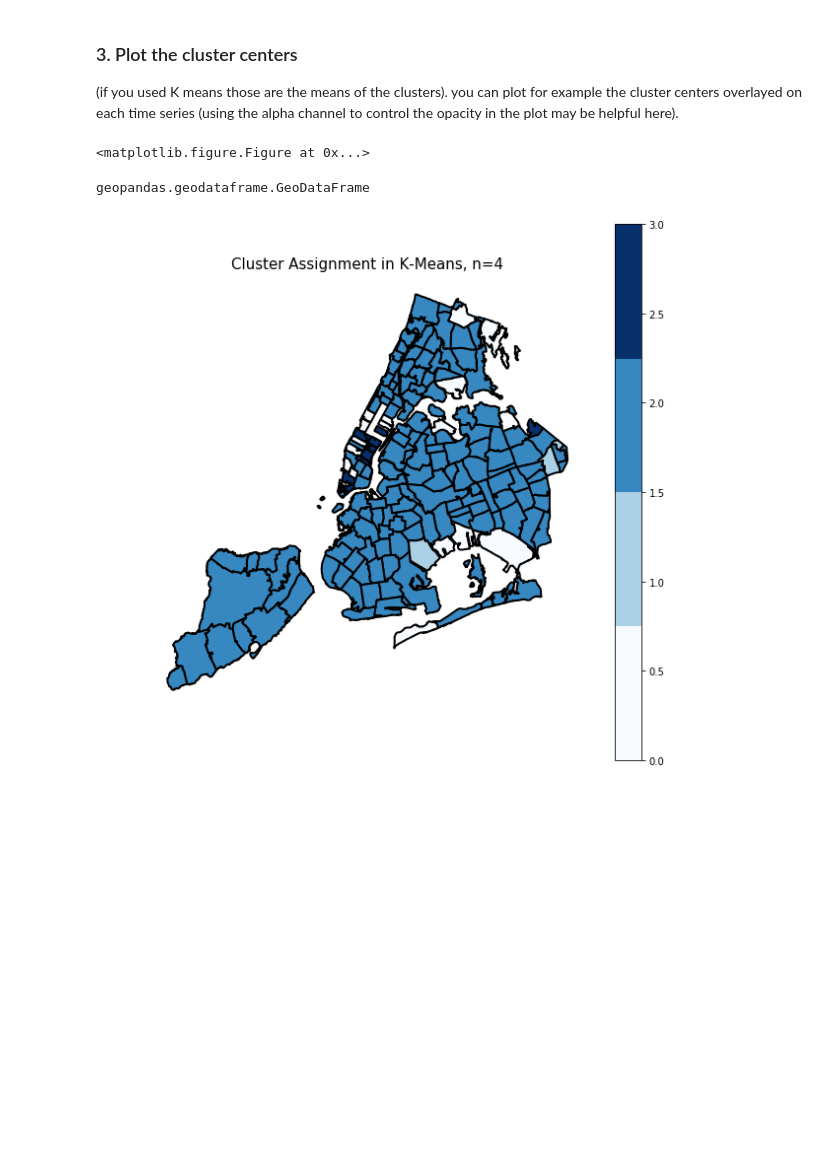
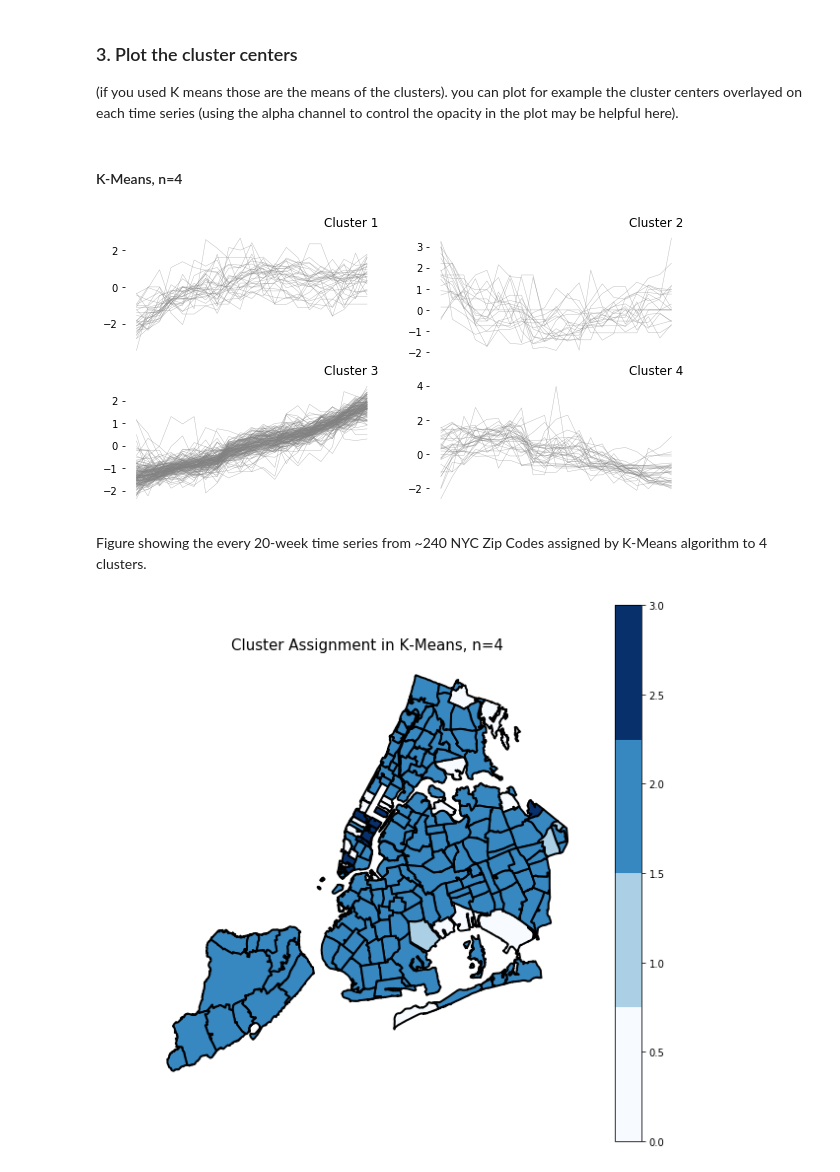
Before and after one commit to tharma3/PUI2018_mrn291, a Jupyter notebook: HW12_mrn291/Assignment_2.ipynb, the cells around one changed output. Drawn from its saved outputs; the diff is of its cells as text; code cells hidden in the pictures; blank space fills up the shorter version.

```diff
--- a/HW12_mrn291/Assignment_2.ipynb
+++ b/HW12_mrn291/Assignment_2.ipynb
@@ -391,22 +396,3 @@ for item in cluster_list:
         km_dict[name + 'cluster' + str(i)] = array
         mean_array = values.iloc[:,0:21][values['km'+str(item)] == i].mean().values
         km_dict[name + 'cluster_mean' + str(i)] = mean_array
-# %%
-km4_keys = [key for key in km_dict.keys() if 'km4' in km_dict.keys()]
-
-fig = plt.figure()
-
-for key, i in zip(km4_keys, range(1,5)):
-    if key.startswith('km4cluster_mean') == True:
-        array = km_dict[key]
-        ax = fig.add_subplot(2,2,i)
-        ax.plot(array, color='red', alpha=1)
-    else:
-        for array_num in range(len(km_dict[key])):
-            array = km_dict[key][array_num]
-            ax = fig.add_subplot(2,2,i)
-            ax.plot(array, color='grey', alpha=0.5)
-
-plt.show();
-# %% [output]
-<matplotlib.figure.Figure at 0x...>
@@ -417,7 +399,32 @@ values_map = pd.merge(zip_shape_merge, values, left_on='zip', right_index=True)
-# %%
-type(values_map)
-# %% [output]
-geopandas.geodataframe.GeoDataFrame
+# %% [markdown]
+#### K-Means, n=4
+# %%
+km4_mean_keys = ['km4cluster_mean0', 'km4cluster_mean1','km4cluster_mean2','km4cluster_mean3']
+km4_array_keys = ['km4cluster0', 'km4cluster1', 'km4cluster2', 'km4cluster3']
+
+fig = plt.figure(figsize=(10,5), edgecolor=None, frameon=False)
+
+for array_key, mean_key, i in zip(km4_array_keys, km4_mean_keys, range(1,5)):
+
+    cluster_array = km_dict[array_key]
+    mean_array = km_dict[mean_key]
+
+    ax = fig.add_subplot(2,2,i)
+    ax.set_title("Cluster "+ str(i), loc='right')
+    ax.set_frame_on(False)
+    ax.axes.get_xaxis().set_visible(False)
+
+    for i in range(len(cluster_array)):
+        ax.plot(cluster_array[i], color='grey', alpha=0.5, linewidth=0.5)
+    for i in range(len(mean_array)):
+        ax.plot(mean_array[i], color='red', alpha=1.0, linewidth=4.0)
+
+
+plt.show()
+# %% [output]
+[figure, added]
+# %% [markdown]
+Figure showing the every 20-week time series from ~240 NYC Zip Codes assigned by K-Means algorithm to 4 clusters.
 # %%
 fig, ax = plt.subplots(figsize=(10,10))
 ax.set_aspect('equal')
```
Also changed, not shown: parts of 20 cells of this notebook.
